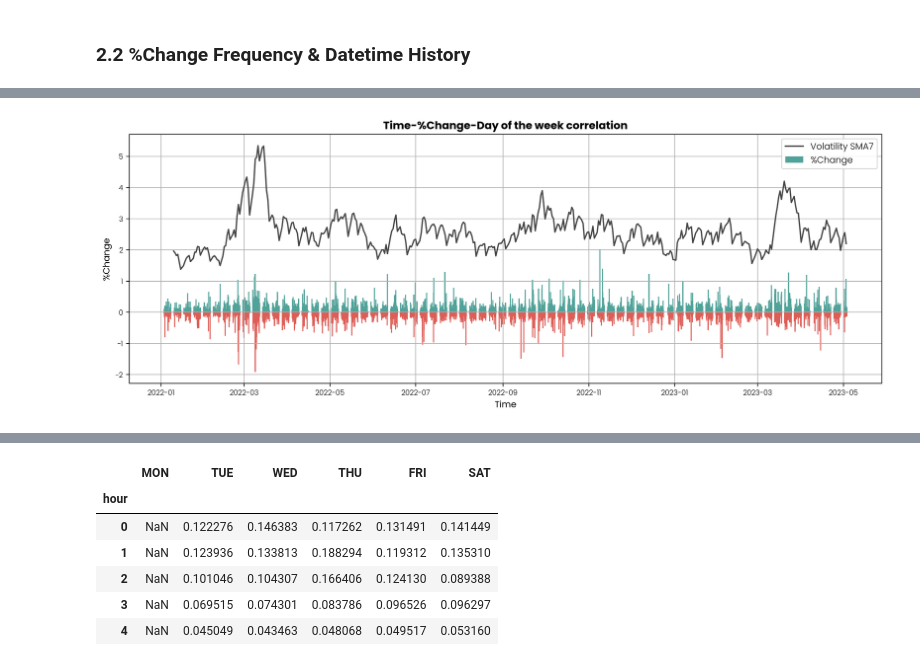
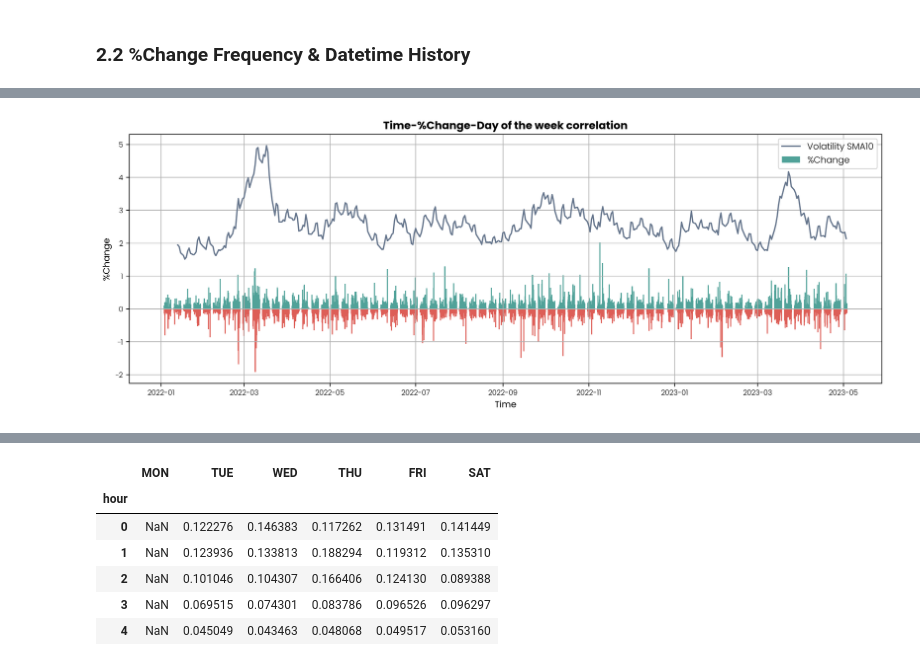
Before and after one commit to Pinkshepz/Enterprise, a Jupyter notebook: 03_Analytics/analytics.ipynb, the cells around one changed output, grey strips where cells are left out. Saved outputs shown, nothing was run; the diff lists cells and outputs as text; code cells hidden in the pictures.

```diff
--- a/03_Analytics/analytics.ipynb
+++ b/03_Analytics/analytics.ipynb
@@ -258,22 +253,23 @@ DF_XAUUSD_1D
 # %%
 # plot bar chart for visualizing timeseries %Change
 fig, ax = plt.subplots(1, 1, figsize=(15, 5))
 
 # plot bar of %Change hourly
 ax.bar(x=DF_XAUUSD['datetime'], height=DF_XAUUSD['%Change'], label='%Change', color=(
     DF_XAUUSD['%Change'].apply(lambda x: C_BULL if x > 0 else C_BEAR)
 ))
 
-# plot line of %volatility daily with moving average 20
-ax.plot(DF_XAUUSD_1D['datetime'], DF_XAUUSD_1D['volatility'].rolling(20).mean(), label='Volatility SMA20', c='#444444')
+# plot line of %volatility daily with moving average 10
+ax.plot(DF_XAUUSD_1D['datetime'], DF_XAUUSD_1D['volatility'].rolling(10).mean(),
+        label='Volatility SMA10', c=C_SLATE500)
 
 # format chart
 ax.legend(bbox_to_anchor=(1, 1), prop=C_FONT['fontproperties'], fontsize=C_FONT['size'])
 plt.xticks(**C_FONT)
 plt.yticks(**C_FONT)
 ax.set_title('Time-%Change-Day of the week correlation', **H_FONT)
 ax.set_xlabel('Time', **L_FONT)
 ax.set_ylabel('%Change', **L_FONT)
 ax.grid(True)
 # %% [output]
-[figure, old version]
+[figure, new version]
```
Also changed, not shown: parts of 10 cells of this notebook.
